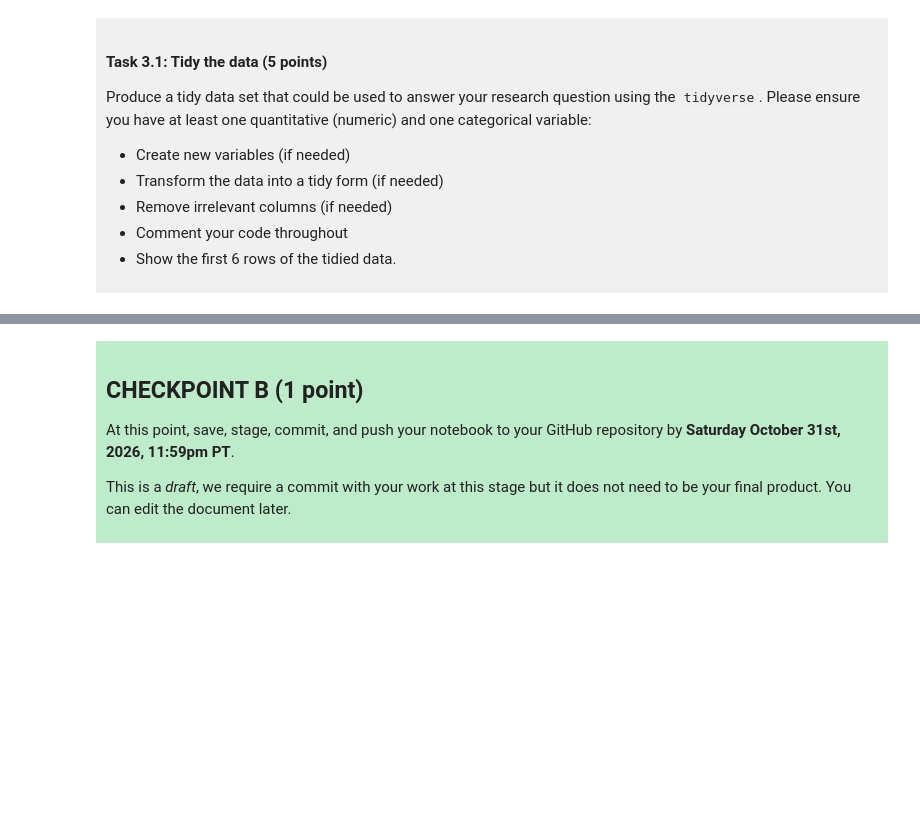
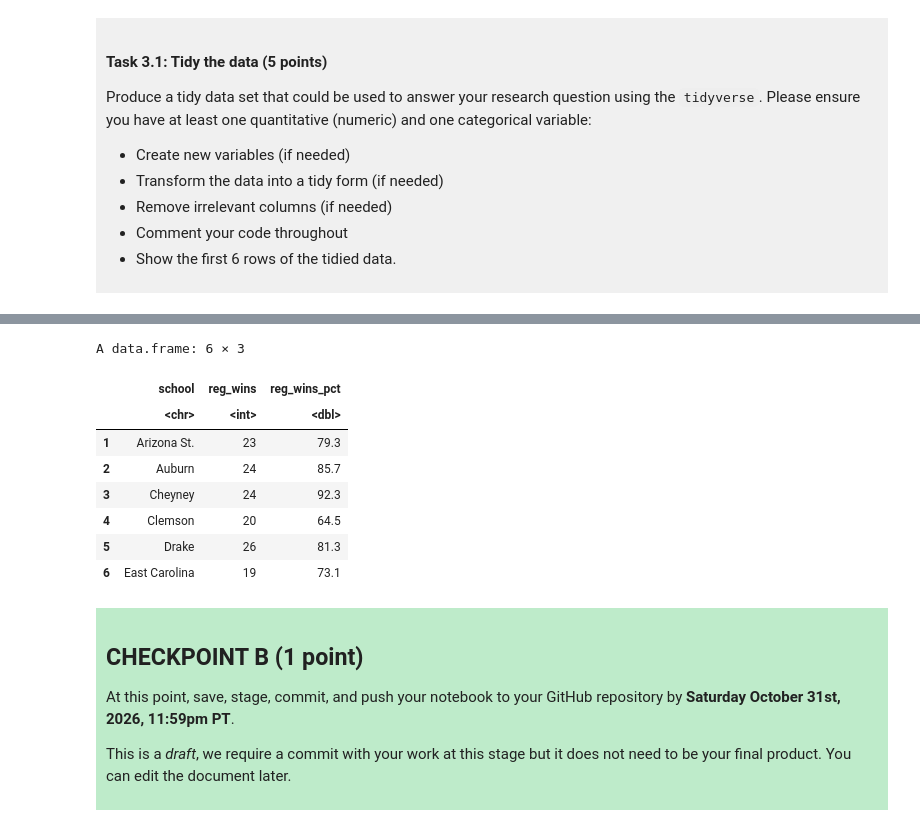
Before and after one commit to isa-che/dsci-100-project-isabella-chen, a Jupyter notebook: dsci-100-project-notebook.ipynb, the cells around one changed output, grey strips where cells are left out. Cells and saved outputs as stored; diff of their text form; code cells hidden in the pictures; blank space fills up the shorter version.

```diff
--- a/dsci-100-project-notebook.ipynb
+++ b/dsci-100-project-notebook.ipynb
@@ -191,5 +216,17 @@ Produce a tidy data set that could be used to answer your research question usin
 # %%
-### EDIT THIS CODE CELL ###
+school_data <- ball_data |>
+select(school, reg_wins, reg_wins_pct)
+school_data
+# %% [output]
+A data.frame: 6 × 3
+|  | school | reg_wins | reg_wins_pct |
+|  | <chr> | <int> | <dbl> |
+| 1 | Arizona St. | 23 | 79.3 |
+| 2 | Auburn | 24 | 85.7 |
+| 3 | Cheyney | 24 | 92.3 |
+| 4 | Clemson | 20 | 64.5 |
+| 5 | Drake | 26 | 81.3 |
+| 6 | East Carolina | 19 | 73.1 |
 # %% [markdown]
 <div style="background-color: #beebca; padding: 10px;">
 
```
Also changed, not shown: parts of 5 cells of this notebook.
